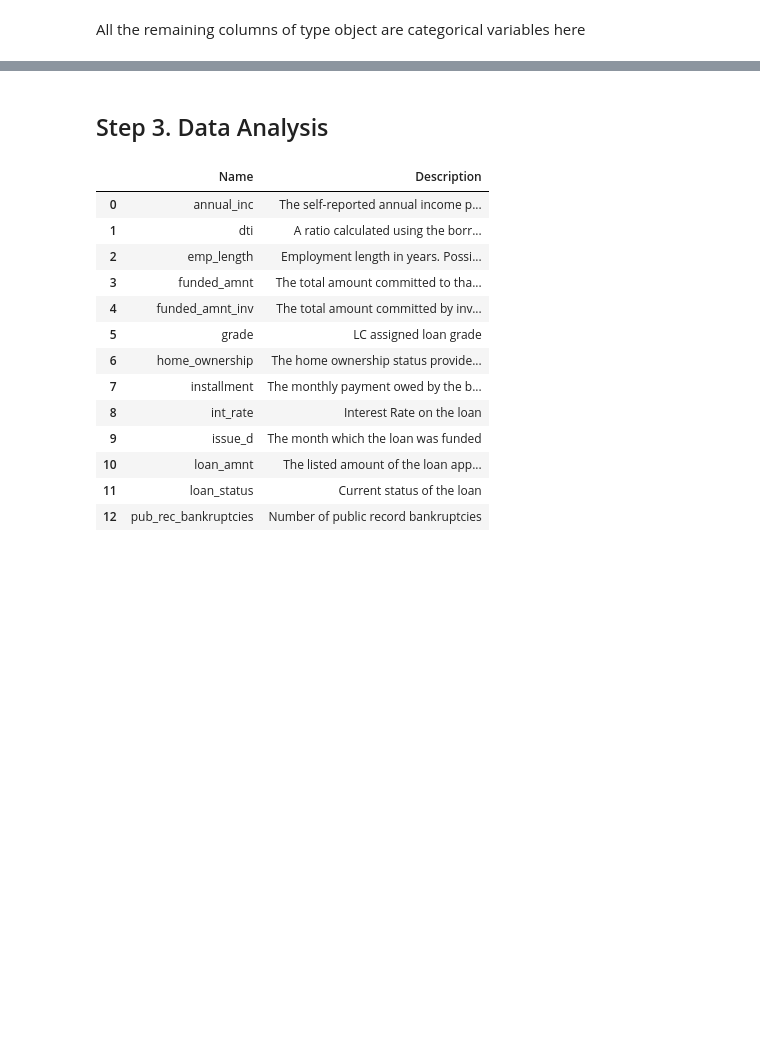
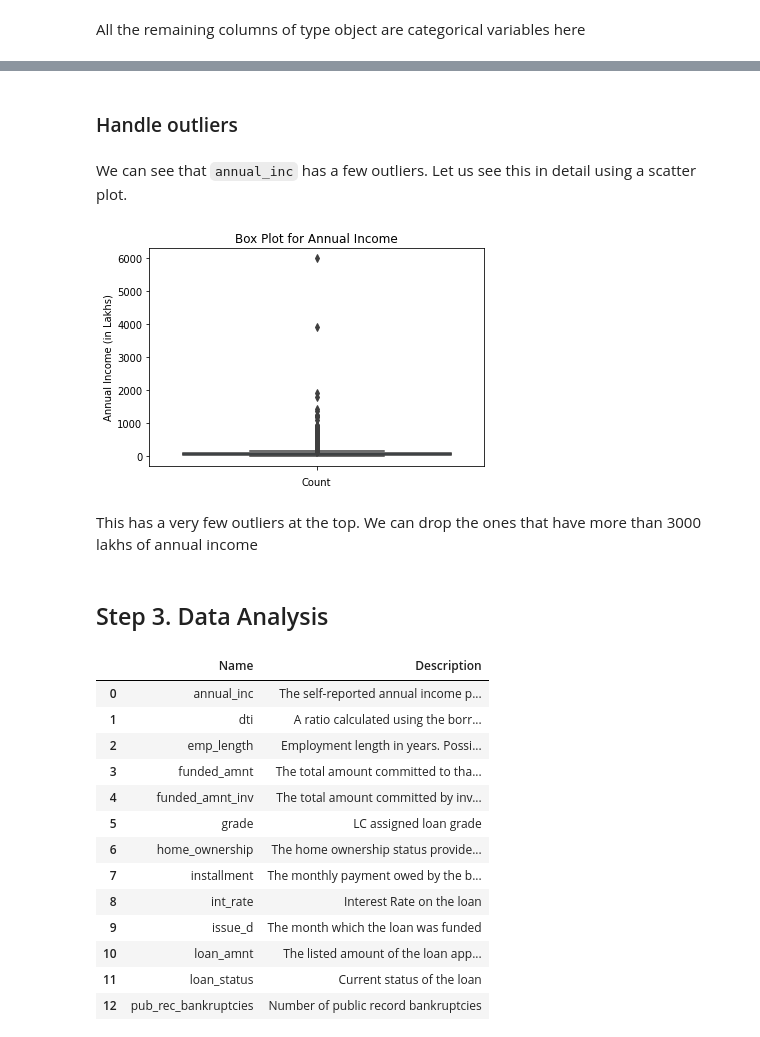
Before and after one commit to rahul-nanwani/lending-club, a Jupyter notebook: Rahul_Nanwani.ipynb, the cells around one changed output, grey strips where cells are left out. Saved outputs shown, nothing was run; the diff lists cells and outputs as text; code cells hidden in the pictures; blank space fills up the shorter version.

Commit message:
Added plots

```diff
--- a/Rahul_Nanwani.ipynb
+++ b/Rahul_Nanwani.ipynb
@@ -329,5 +360,7 @@ df['issue_d'] = df['issue_d'].dropna().apply(lambda x: x.strftime('%m'))
 # %%
 df['issue_d'] = df['issue_d'].astype('category')
+# %%
+df['annual_inc'] = df['annual_inc'] / 1000
 # %%
 df.info()
 # %% [output]
@@ -350,0 +386,2 @@ memory usage: 4.7+ MB
+# %%
+df['pub_rec_bankruptcies'] = df['pub_rec_bankruptcies'].astype('int64')
@@ -353,3 +403,4 @@ All the remaining columns of type object are categorical variables here
 # %%
-categorical_columns = list(df.select_dtypes(include=[object]).columns)
-df[categorical_columns] = df[categorical_columns].astype('category')
+categorical_columns = df.select_dtypes(include=[object]).columns.tolist()
+# %%
+categorical_columns += ['emp_length', 'pub_rec_bankruptcies']
@@ -358,0 +428,14 @@ data_dict.reset_index(inplace=True, drop=True)
+# %% [markdown]
+### Handle outliers
+# %% [markdown]
+We can see that `annual_inc` has a few outliers. Let us see this in detail using a scatter plot.
+# %%
+sns.boxplot(y=df['annual_inc'])
+plt.title(f"Box Plot for Annual Income")
+plt.xlabel('Count')
+plt.ylabel('Annual Income (in Lakhs)')
+plt.show()
+# %% [output]
+[figure, added]
+# %% [markdown]
+This has a very few outliers at the top. We can drop the ones that have more than 3000 lakhs of annual income
```
Also changed, not shown: parts of 36 cells of this notebook.
